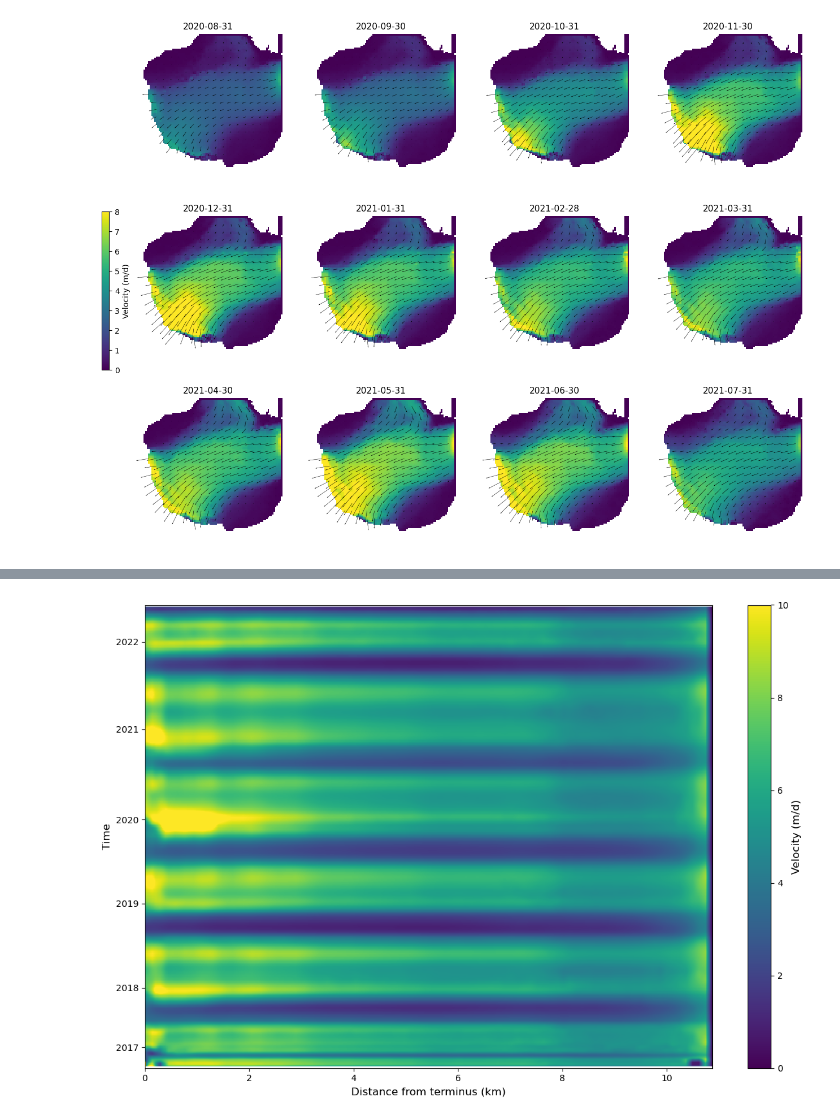
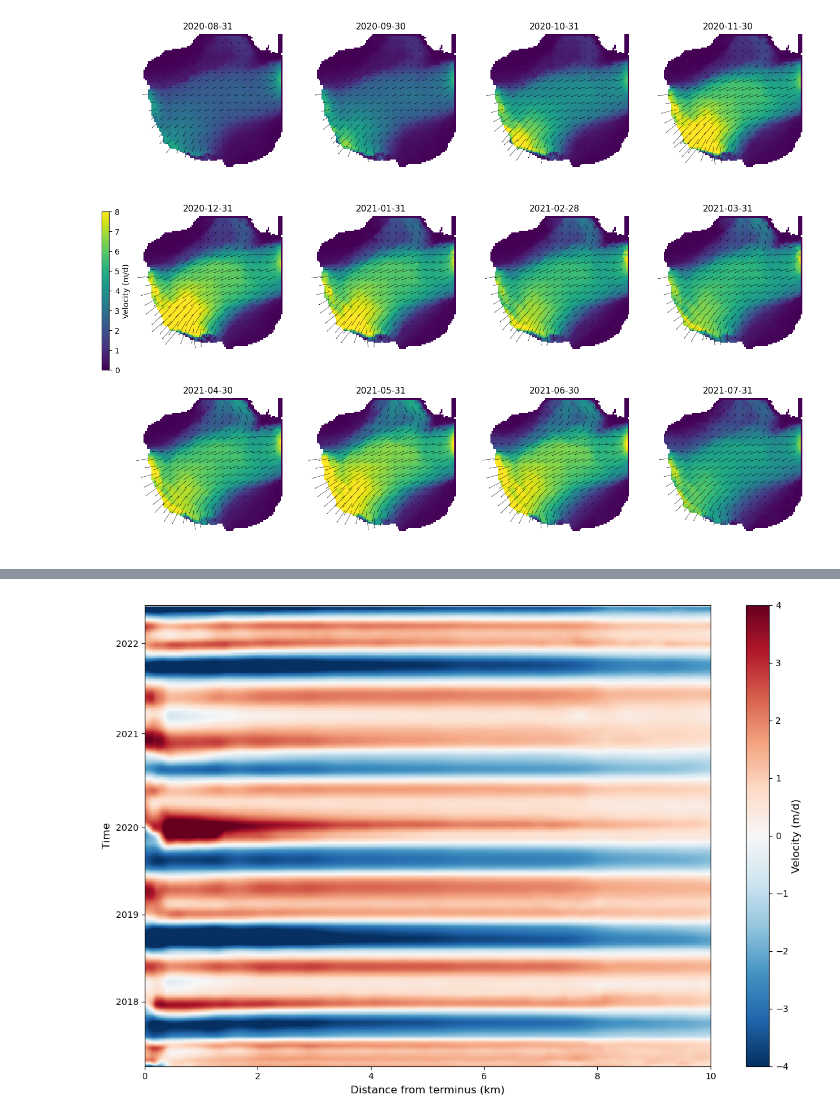
Before and after one commit to pohlan/Hubbard2024, a Jupyter notebook: make_paper_figures/Figures_seasonal_and_hovmoller.ipynb, the cells around one changed output, grey strips where cells are left out. Drawn from its saved outputs; the diff is of its cells as text; code cells hidden in the pictures.

Commit message:
update hov moller plot to not include data wehre retreated

```diff
--- a/make_paper_figures/Figures_seasonal_and_hovmoller.ipynb
+++ b/make_paper_figures/Figures_seasonal_and_hovmoller.ipynb
@@ -185,7 +299,7 @@ y = ds["y"].values
 time = pd.to_datetime(ds["time"].values)
 
 # Automatically select min and max dates
-start_date = time.min()
+start_date = start_date = pd.Timestamp('2016-11-30 00:00:00') #pd.to_datetime(2017-1-1 00:00:00)# time.min()
 end_date = time.max()
 date_mask = (time >= start_date) & (time <= end_date)
 
@@ -228,7 +342,13 @@ for t in range(n_times):
 
 # Find columns (flowline points) that are not all NaN
 valid_cols = ~np.all(np.isnan(velocity_profile), axis=0)
-velocity_profile_filtered = velocity_profile[:, valid_cols]
+
+
+velocity_profile_filtered = velocity_profile[:, valid_cols]/365.25 # m/d
+mean_velocity = np.nanmean(velocity_profile_filtered,axis=0)
+
+# normalize by mean
+norm_velocity_profile = velocity_profile_filtered - mean_velocity
 distances_filtered = distances_from_terminus[valid_cols]
 
 # Convert distances to km
@@ -238,39 +358,41 @@ distances_km = distances_filtered / 1000
 fig, ax = plt.subplots(figsize=(12, 8))
 
 # Plot
-im = ax.pcolormesh(distances_km, np.arange(n_times), velocity_profile_filtered / 365.25,
-                   shading='auto', cmap='viridis', vmin=0, vmax=10)
+#im = ax.pcolormesh(distances_km, np.arange(n_times), velocity_profile_filtered,
+#                   shading='auto', cmap='viridis', vmin=0, vmax=10)
+
+im = ax.pcolormesh(distances_km, np.arange(n_times), norm_velocity_profile,
+                   shading='auto', cmap='RdBu_r', vmin=-4, vmax=4)
 
 # Formatting
 ax.set_xlabel('Distance from terminus (km)', fontsize=12)
+ax.set_xlim([0,10])
+
 ax.set_ylabel('Time', fontsize=12)
 
 # Find closest date to January 1st for each year
 years = sorted(set(time_period.year))
 jan1_indices = []
 for year in years:
     target_date = pd.Timestamp(f'{year}-01-01')
     # Find closest date to Jan 1st of this year
     time_diff = np.abs(time_period - target_date)
     closest_idx = np.argmin(time_diff)
     jan1_indices.append(closest_idx)
 
 ax.set_yticks(jan1_indices)
 ax.set_yticklabels([str(year) for year in years])
 
-#ax.set_title('Hovmöller Diagram: Velocity along Flowline', fontsize=14)
-
 # Remove first 2 y-ticks
 ax.set_yticks(jan1_indices[2:])
 ax.set_yticklabels([str(year) for year in years[2:]])
-
 
 # Colorbar
 cb = plt.colorbar(im, ax=ax)
 cb.set_label('Velocity (m/d)', fontsize=12)
 
 plt.tight_layout()
 plt.savefig('hovmoller.png')
 plt.show()
 # %% [output]
-[figure, old version]
+[figure, new version]
```
Also changed, not shown: parts of 5 cells of this notebook, 1 other file.
